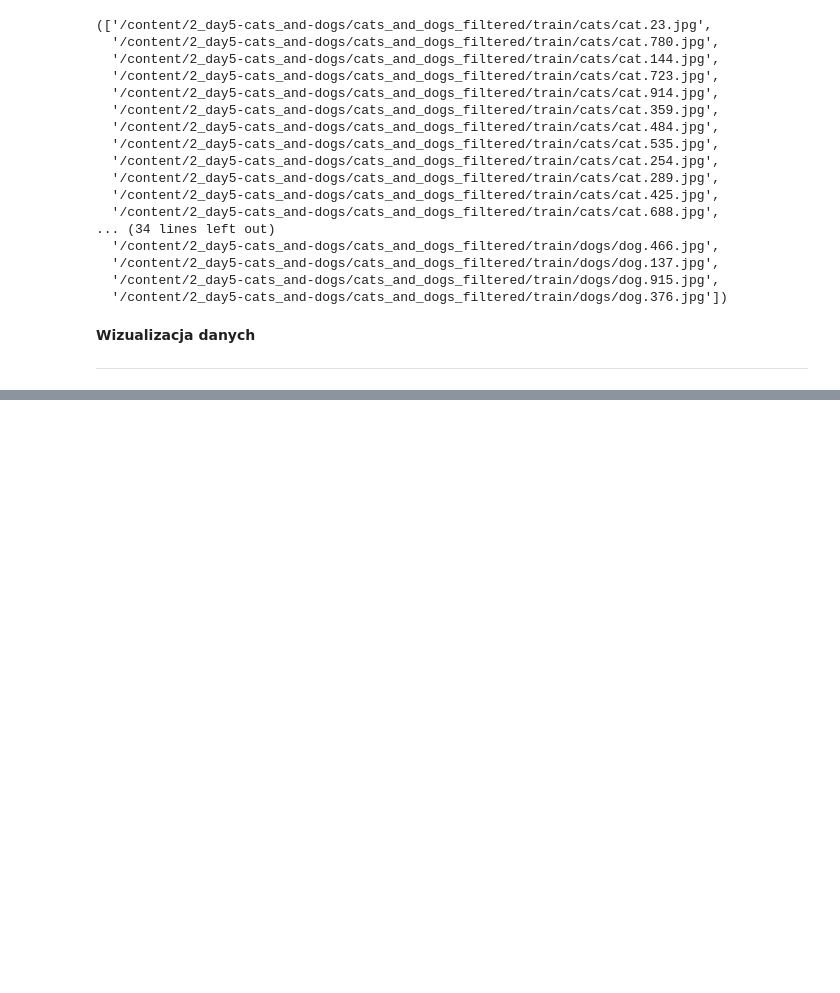
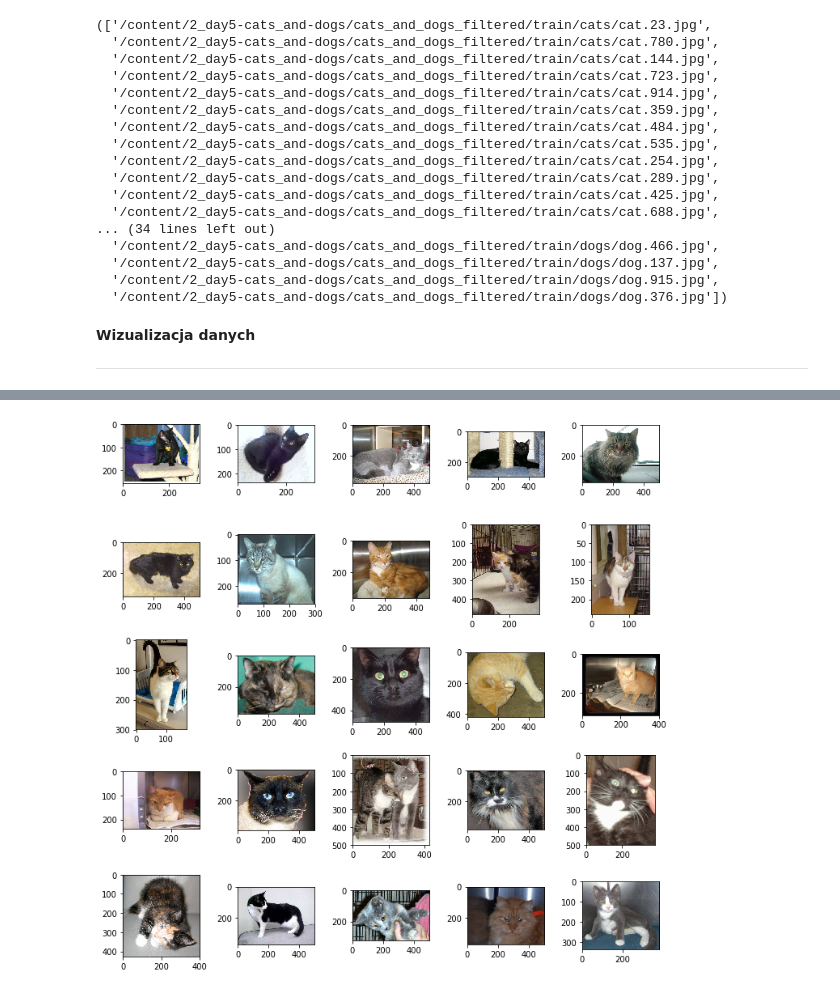
Before and after one commit to Rafal23/Cats_and_Dogs, a Jupyter notebook: 2_day5_cats_dogs.ipynb, the cells around one changed output, grey strips where cells are left out. Drawn from its saved outputs; the diff is of its cells as text; code cells hidden in the pictures; blank space fills up the shorter version.

```diff
--- a/2_day5_cats_dogs.ipynb
+++ b/2_day5_cats_dogs.ipynb
@@ -115,0 +132,4 @@ cats_files, dogs_files
+# %%
+plot_images(train_cats_dir)
+# %% [output]
+[figure, added]
```
Also changed, not shown: parts of 3 cells of this notebook.
